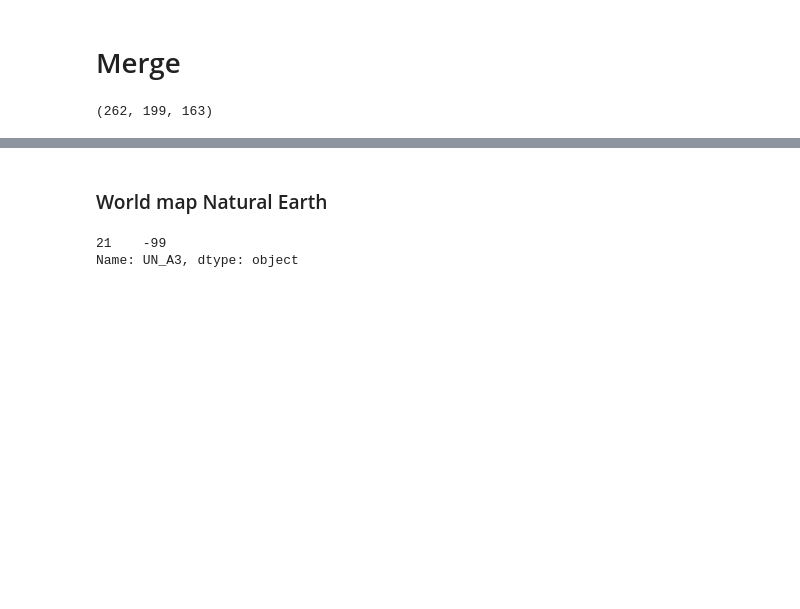
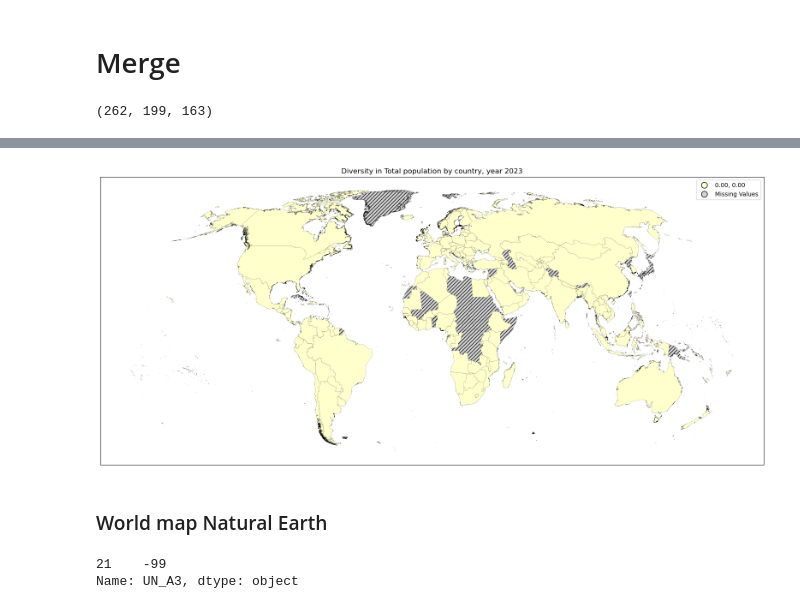
Before and after one commit to myliheik/FBSadjusted, a Jupyter notebook: notebooks/05-plotShannonIndex.ipynb, the cells around one changed output, grey strips where cells are left out. Cells and saved outputs as stored; diff of their text form; code cells hidden in the pictures; blank space fills up the shorter version.

```diff
--- a/notebooks/05-plotShannonIndex.ipynb
+++ b/notebooks/05-plotShannonIndex.ipynb
@@ -352,3 +354,59 @@ plt.show()
+# %%
+# Let's test shannon with population (both sexes), should be 0 for all:
+fp = '/Users/myliheik/Documents/myPython/FBSadjusted/results/shannon/Total-Population-Both-sexes-2023.csv'
+dfShannon = pd.read_csv(fp)
+# %%
+# Merge:
+dataForMaps = dfShannon[~dfShannon['ISO-alpha3 Code'].isna()]
+gdfWorldGADM = gdf54030.merge(dataForMaps, left_on = 'GID_0',  right_on = 'ISO-alpha3 Code', how = 'left')
+# %%
+Year = '2023'
+myElement = 'Total population'
+
+# initialize an empty figure and add an axis
+fig = plt.figure(figsize=(20, 10))
+ax = fig.add_subplot()
+
+# plot a basic map of the world
+#gdf54030.plot(
+#    ax=ax,
+##    color="lightgray",
+#    edgecolor="black",
+#    alpha=0.5
+#)
+
+# plot countries:
+gdfWorldGADM.plot(
+    scheme='quantiles', cmap='YlOrRd',
+    ax=ax,
+    column = f'{Year}-01-01 00:00:00',
+    edgecolor="black",
+    legend=True,
+    linewidth = 0.1,
+
+           missing_kwds = {
+               'color' : 'lightgrey',
+               'hatch': '////' ,
+               'label' : 'Missing Values'
+
+           }
+
+)
+
+for legend_handle in ax.get_legend().legend_handles:
+    legend_handle.set_markeredgewidth(1)
+    legend_handle.set_markeredgecolor("black")
+
+# turn off axis ticks
+ax.set_xticks([])
+ax.set_yticks([])
+
+# set the plot title
+plt.title(f'Diversity in {myElement} by country, year {Year}')
+
+plt.show()
+# %% [output]
+[figure, added]
 # %% [markdown]
 ### World map Natural Earth
 # %%
```
Also changed, not shown: parts of 4 cells of this notebook.
